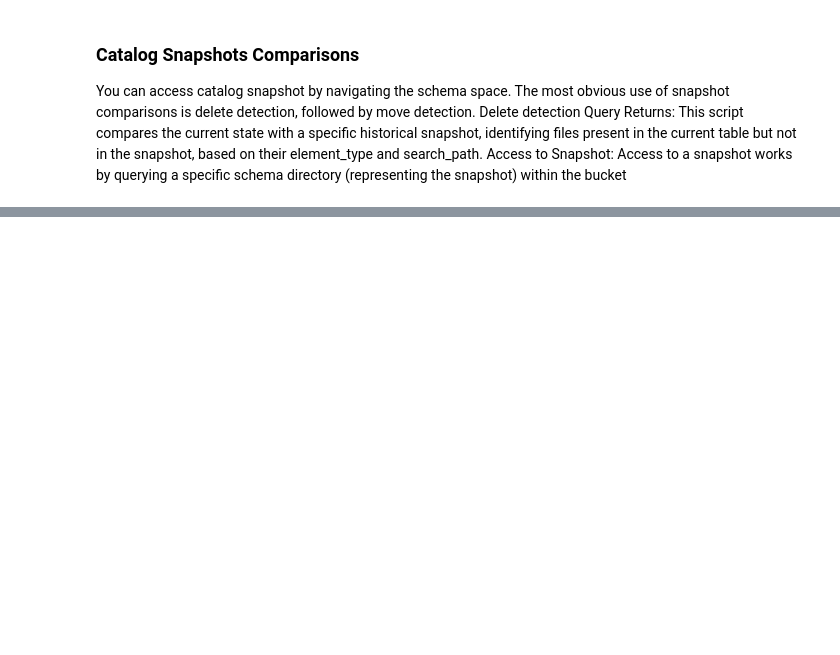
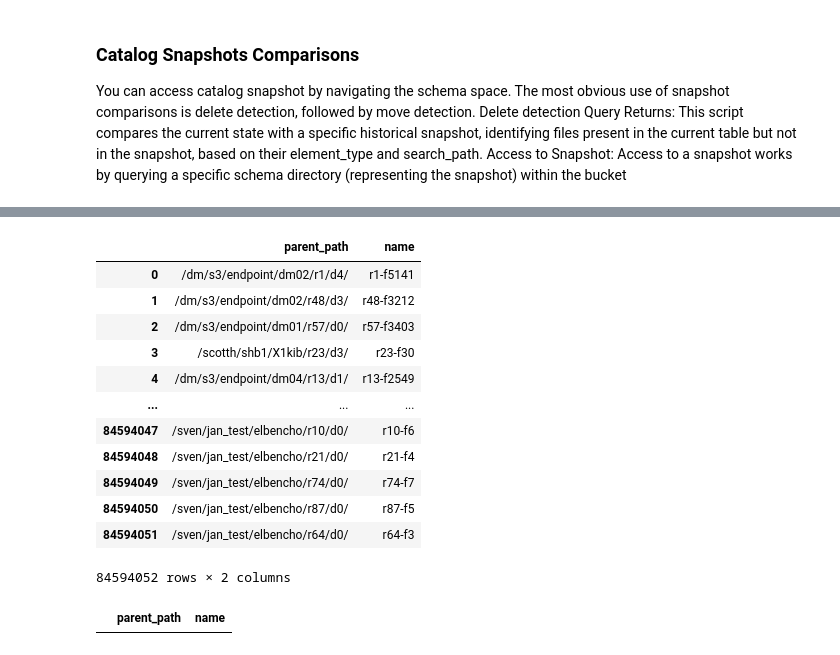
Before and after one commit to snowch/vast-docker-compose-examples, a Jupyter notebook: jupyter-pyspark/examples/catalog/python-sdk-vast-catalog.ipynb, the cells around one changed output, grey strips where cells are left out. Cells and saved outputs as stored; diff of their text form; code cells hidden in the pictures; blank space fills up the shorter version.

```diff
--- a/jupyter-pyspark/examples/catalog/python-sdk-vast-catalog.ipynb
+++ b/jupyter-pyspark/examples/catalog/python-sdk-vast-catalog.ipynb
@@ -513,0 +487,5 @@ else:
+# %%
+with session.transaction() as tx:
+    snapshots = tx.catalog_snapshots()
+    for snapshot in snapshots:
+        print(snapshot.name)
@@ -513,0 +533,53 @@ else:
+# %%
+import time
+from datetime import datetime
+from ibis import _
+
+# TODO: move to with tx
+date_obj = first_date
+epoch_seconds = int(date_obj.timestamp())
+
+def query_table():
+
+    with session.transaction() as tx:
+        snapshots = tx.catalog_snapshots()
+
+        predicate_0 = (_.element_type == 'FILE') & \
+                    (_.search_path == '/') & \
+                    (_.mtime <= ibis.literal(epoch_seconds, type='timestamp'))
+
+        predicate_1 = (_.element_type == 'FILE') & \
+                    (_.search_path == '/') & \
+                    (_.mtime > ibis.literal(epoch_seconds, type='timestamp'))
+
+        columns = ['parent_path', 'name']
+
+        if len(snapshots) < 2:
+            raise Exception(f"Need at least two snapshots. Found {len(snapshots)}")
+
+        df_0 = tx.catalog(snapshot=snapshots[0]).select(columns=columns, predicate=predicate_0).read_all().to_pandas()
+        df_1 = tx.catalog(snapshot=snapshots[-1]).select(columns=columns, predicate=predicate_1).read_all().to_pandas()
+
+    return df_0, df_1
+# %%
+df_0, df_1 = query_table()
+# %%
+df_0
+# %% [output]
+|  | parent_path | name |
+| 0 | /dm/s3/endpoint/dm02/r1/d4/ | r1-f5141 |
+| 1 | /dm/s3/endpoint/dm02/r48/d3/ | r48-f3212 |
+| 2 | /dm/s3/endpoint/dm01/r57/d0/ | r57-f3403 |
+| 3 | /scotth/shb1/X1kib/r23/d3/ | r23-f30 |
+| 4 | /dm/s3/endpoint/dm04/r13/d1/ | r13-f2549 |
+| ... | ... | ... |
+| 84594047 | /sven/jan_test/elbencho/r10/d0/ | r10-f6 |
+| 84594048 | /sven/jan_test/elbencho/r21/d0/ | r21-f4 |
+| 84594049 | /sven/jan_test/elbencho/r74/d0/ | r74-f7 |
+| 84594050 | /sven/jan_test/elbencho/r87/d0/ | r87-f5 |
+| 84594051 | /sven/jan_test/elbencho/r64/d0/ | r64-f3 |
+84594052 rows × 2 columns
+# %%
+df_1
+# %% [output]
+|  | parent_path | name |
```
Also changed, not shown: parts of 6 cells of this notebook.
